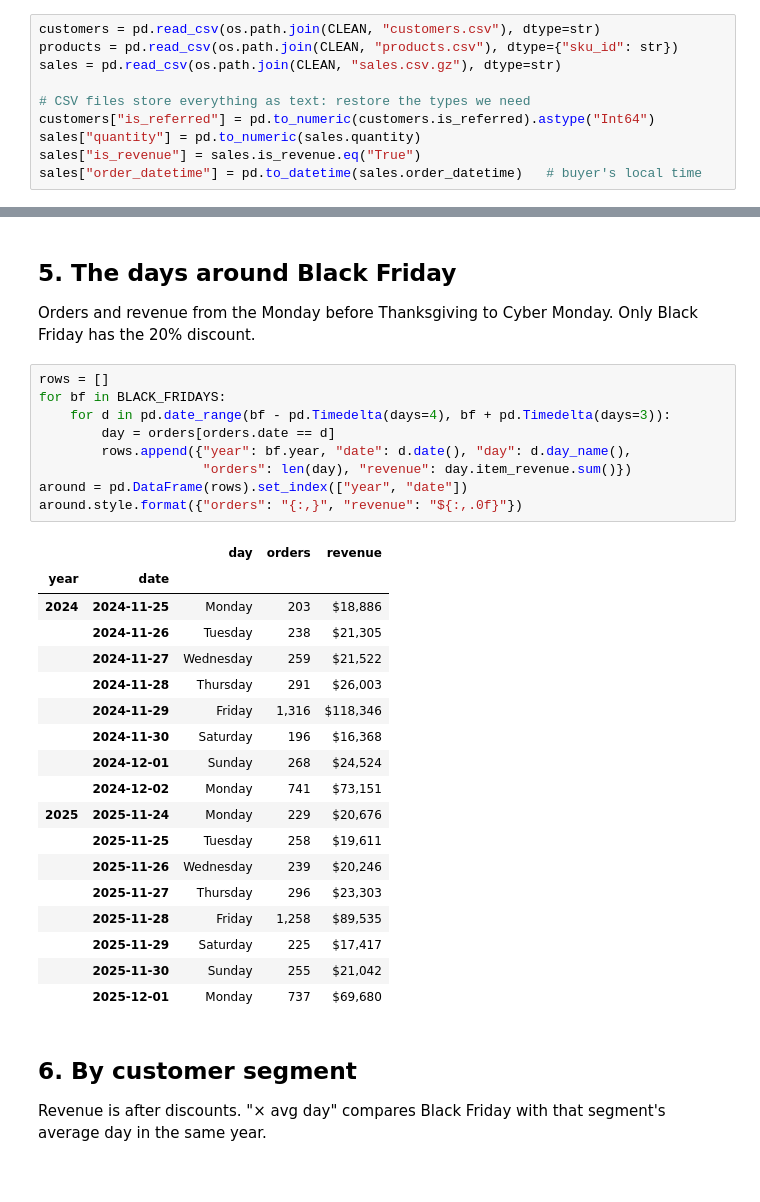
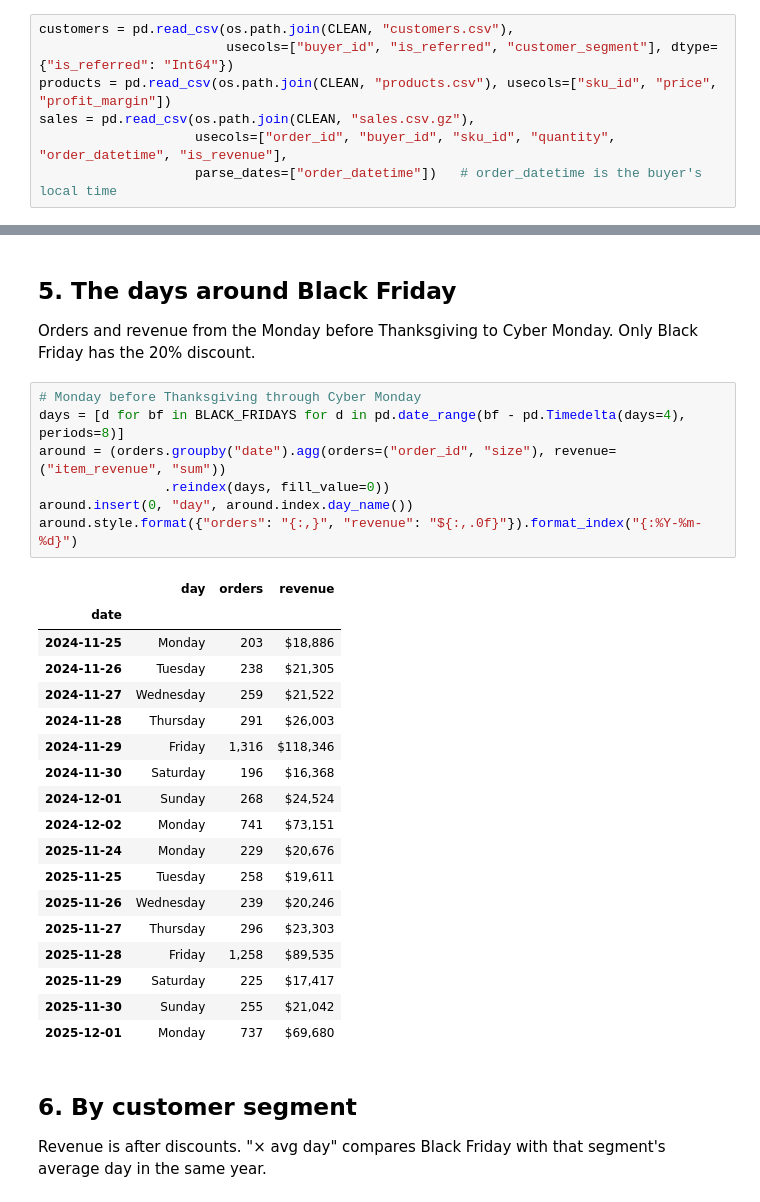
Before and after one commit to VizDataWorks/CapitalOne_DataAnalysis, a Jupyter notebook: ecommerce-challenge/notebooks/04_black_friday_impact.ipynb, the cells around one changed output, grey strips where cells are left out. Drawn from its saved outputs; the diff is of its cells as text.

```diff
--- a/ecommerce-challenge/notebooks/04_black_friday_impact.ipynb
+++ b/ecommerce-challenge/notebooks/04_black_friday_impact.ipynb
@@ -49,15 +46,12 @@ def shipping_charged(item_total):
 # %% [markdown]
 ## 2. Load data
 # %%
-customers = pd.read_csv(os.path.join(CLEAN, "customers.csv"), dtype=str)
-products = pd.read_csv(os.path.join(CLEAN, "products.csv"), dtype={"sku_id": str})
-sales = pd.read_csv(os.path.join(CLEAN, "sales.csv.gz"), dtype=str)
-
-# CSV files store everything as text: restore the types we need
-customers["is_referred"] = pd.to_numeric(customers.is_referred).astype("Int64")
-sales["quantity"] = pd.to_numeric(sales.quantity)
-sales["is_revenue"] = sales.is_revenue.eq("True")
-sales["order_datetime"] = pd.to_datetime(sales.order_datetime)   # buyer's local time
+customers = pd.read_csv(os.path.join(CLEAN, "customers.csv"),
+                        usecols=["buyer_id", "is_referred", "customer_segment"], dtype={"is_referred": "Int64"})
+products = pd.read_csv(os.path.join(CLEAN, "products.csv"), usecols=["sku_id", "price", "profit_margin"])
+sales = pd.read_csv(os.path.join(CLEAN, "sales.csv.gz"),
+                    usecols=["order_id", "buyer_id", "sku_id", "quantity", "order_datetime", "is_revenue"],
+                    parse_dates=["order_datetime"])   # order_datetime is the buyer's local time
 # %% [markdown]
 ## 3. Build one row per delivered order
 
@@ -218,33 +185,31 @@ Profit per order on Black Friday vs other days: 2024 -9.1%, 2025 -36.8%
 
 Orders and revenue from the Monday before Thanksgiving to Cyber Monday. Only Black Friday has the 20% discount.
 # %%
-rows = []
-for bf in BLACK_FRIDAYS:
-    for d in pd.date_range(bf - pd.Timedelta(days=4), bf + pd.Timedelta(days=3)):
-        day = orders[orders.date == d]
-        rows.append({"year": bf.year, "date": d.date(), "day": d.day_name(),
-                     "orders": len(day), "revenue": day.item_revenue.sum()})
-around = pd.DataFrame(rows).set_index(["year", "date"])
-around.style.format({"orders": "{:,}", "revenue": "${:,.0f}"})
+# Monday before Thanksgiving through Cyber Monday
+days = [d for bf in BLACK_FRIDAYS for d in pd.date_range(bf - pd.Timedelta(days=4), periods=8)]
+around = (orders.groupby("date").agg(orders=("order_id", "size"), revenue=("item_revenue", "sum"))
+                .reindex(days, fill_value=0))
+around.insert(0, "day", around.index.day_name())
+around.style.format({"orders": "{:,}", "revenue": "${:,.0f}"}).format_index("{:%Y-%m-%d}")
 # %% [output]
-|  |  | day | orders | revenue |
-| year | date |  |  |  |
-| 2024 | 2024-11-25 | Monday | 203 | $18,886 |
-|  | 2024-11-26 | Tuesday | 238 | $21,305 |
-|  | 2024-11-27 | Wednesday | 259 | $21,522 |
-|  | 2024-11-28 | Thursday | 291 | $26,003 |
-|  | 2024-11-29 | Friday | 1,316 | $118,346 |
-|  | 2024-11-30 | Saturday | 196 | $16,368 |
-|  | 2024-12-01 | Sunday | 268 | $24,524 |
-|  | 2024-12-02 | Monday | 741 | $73,151 |
-| 2025 | 2025-11-24 | Monday | 229 | $20,676 |
-|  | 2025-11-25 | Tuesday | 258 | $19,611 |
-|  | 2025-11-26 | Wednesday | 239 | $20,246 |
-|  | 2025-11-27 | Thursday | 296 | $23,303 |
-|  | 2025-11-28 | Friday | 1,258 | $89,535 |
-|  | 2025-11-29 | Saturday | 225 | $17,417 |
-|  | 2025-11-30 | Sunday | 255 | $21,042 |
-|  | 2025-12-01 | Monday | 737 | $69,680 |
+|  | day | orders | revenue |
+| date |  |  |  |
+| 2024-11-25 | Monday | 203 | $18,886 |
+| 2024-11-26 | Tuesday | 238 | $21,305 |
+| 2024-11-27 | Wednesday | 259 | $21,522 |
+| 2024-11-28 | Thursday | 291 | $26,003 |
+| 2024-11-29 | Friday | 1,316 | $118,346 |
+| 2024-11-30 | Saturday | 196 | $16,368 |
+| 2024-12-01 | Sunday | 268 | $24,524 |
+| 2024-12-02 | Monday | 741 | $73,151 |
+| 2025-11-24 | Monday | 229 | $20,676 |
+| 2025-11-25 | Tuesday | 258 | $19,611 |
+| 2025-11-26 | Wednesday | 239 | $20,246 |
+| 2025-11-27 | Thursday | 296 | $23,303 |
+| 2025-11-28 | Friday | 1,258 | $89,535 |
+| 2025-11-29 | Saturday | 225 | $17,417 |
+| 2025-11-30 | Sunday | 255 | $21,042 |
+| 2025-12-01 | Monday | 737 | $69,680 |
 # %% [markdown]
 ## 6. By customer segment
 
```
Also changed, not shown: parts of 10 cells of this notebook.
